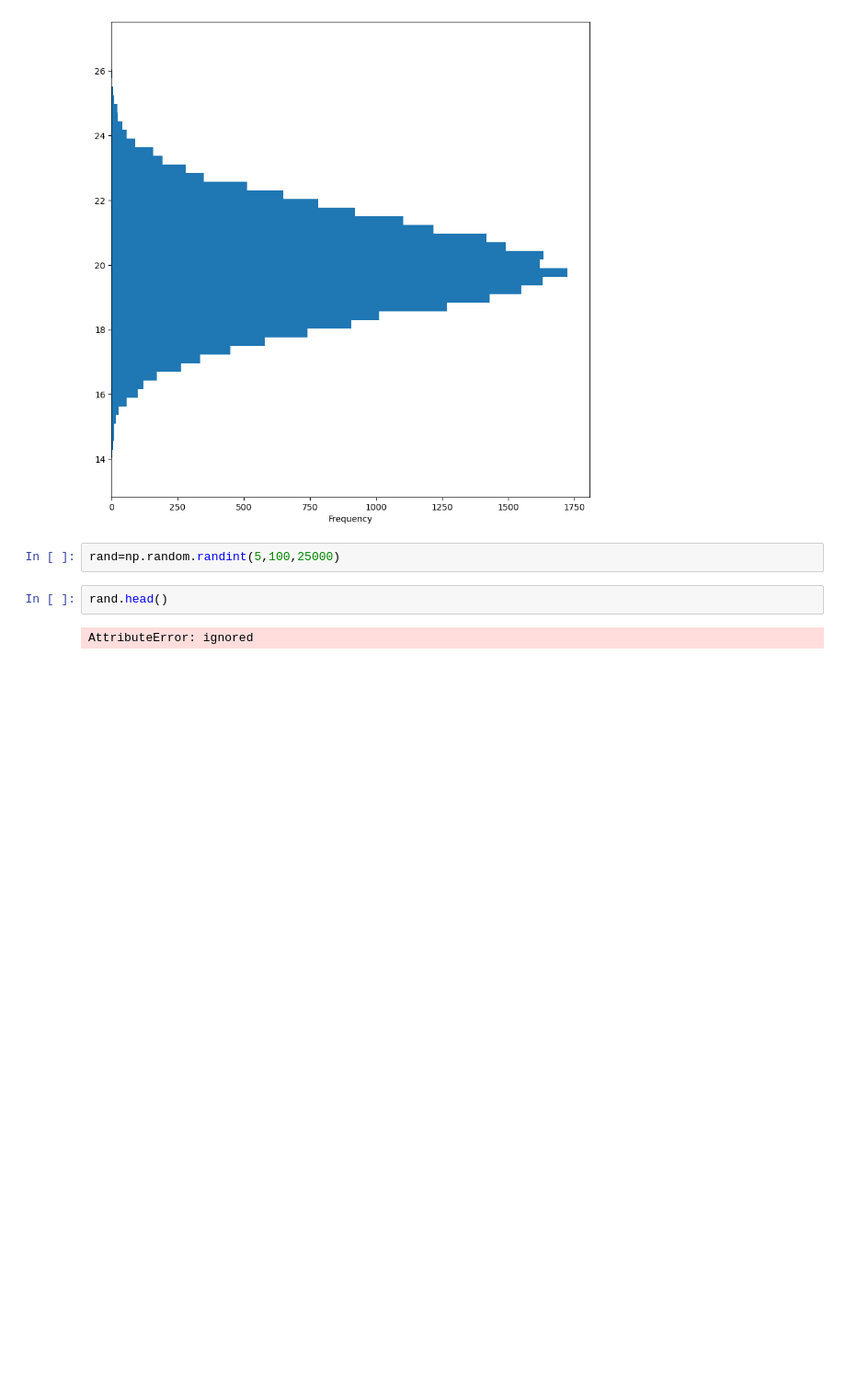
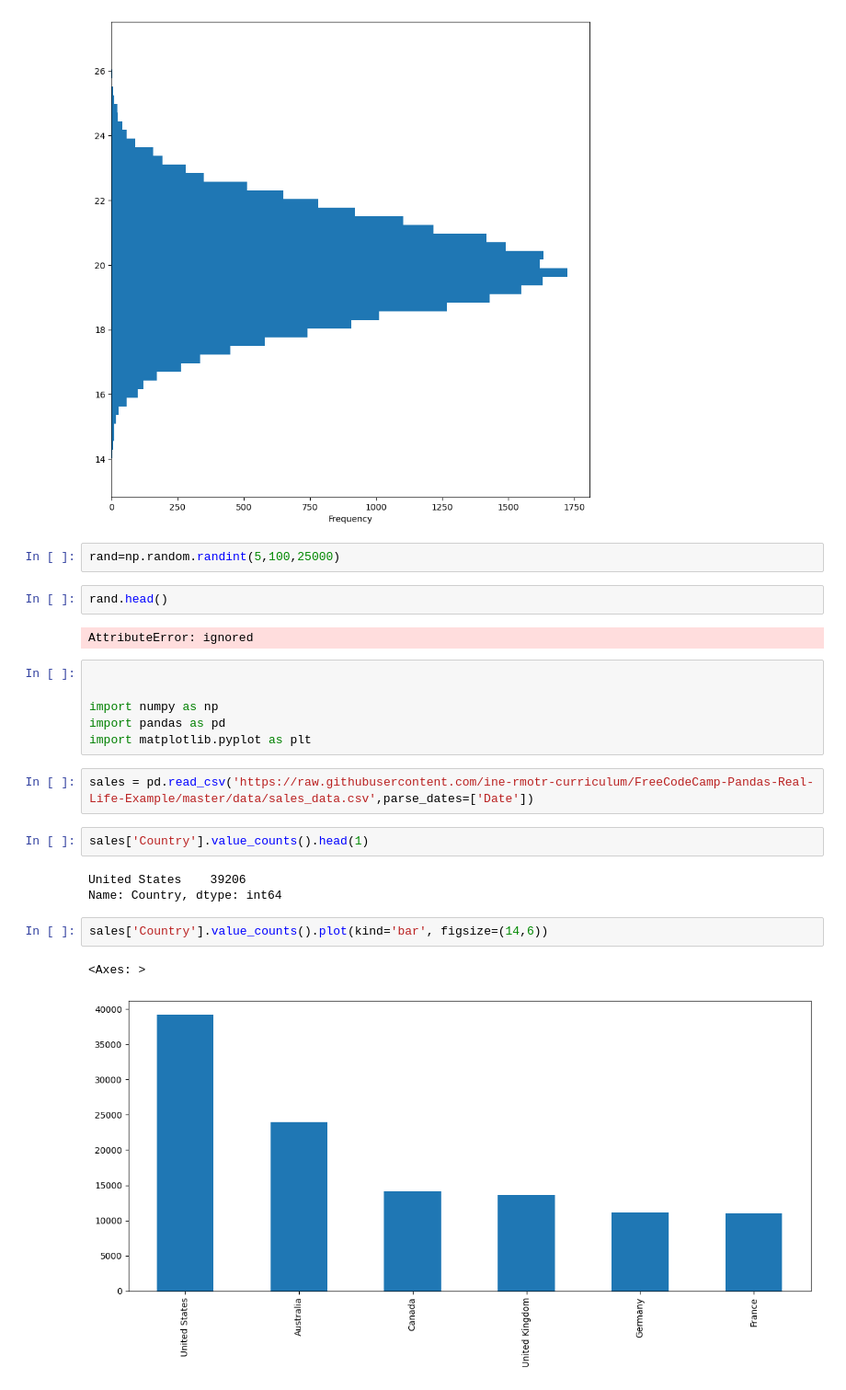
Before and after one commit to roldugina/data_analysis_projects, a Jupyter notebook: FreeCodeCamp_lessons.ipynb, the cells around one changed output. Shown at 92% size. Cells and saved outputs as stored; diff of their text form; blank space fills up the shorter version.

```diff
--- a/FreeCodeCamp_lessons.ipynb
+++ b/FreeCodeCamp_lessons.ipynb
@@ -285,3 +287,21 @@ rand=np.random.randint(5,100,25000)
 rand.head()
 # %% [output]
 AttributeError: ignored
+# %%
+
+
+import numpy as np
+import pandas as pd
+import matplotlib.pyplot as plt
+# %%
+sales = pd.read_csv('https://raw.githubusercontent.com/ine-rmotr-curriculum/FreeCodeCamp-Pandas-Real-Life-Example/master/data/sales_data.csv',parse_dates=['Date'])
+# %%
+sales['Country'].value_counts().head(1)
+# %% [output]
+United States    39206
+Name: Country, dtype: int64
+# %%
+sales['Country'].value_counts().plot(kind='bar', figsize=(14,6))
+# %% [output]
+<Axes: >
+[figure, added]
```
Also changed, not shown: parts of 29 cells of this notebook.
